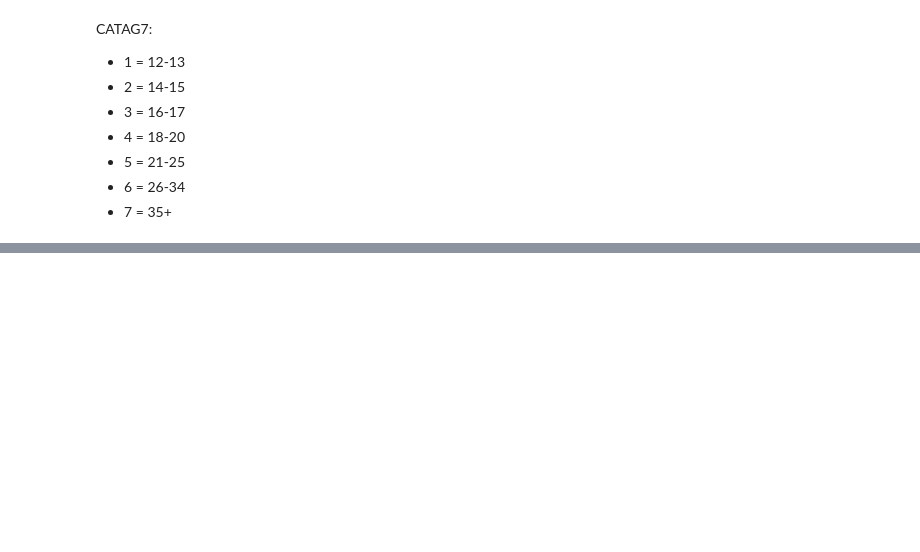
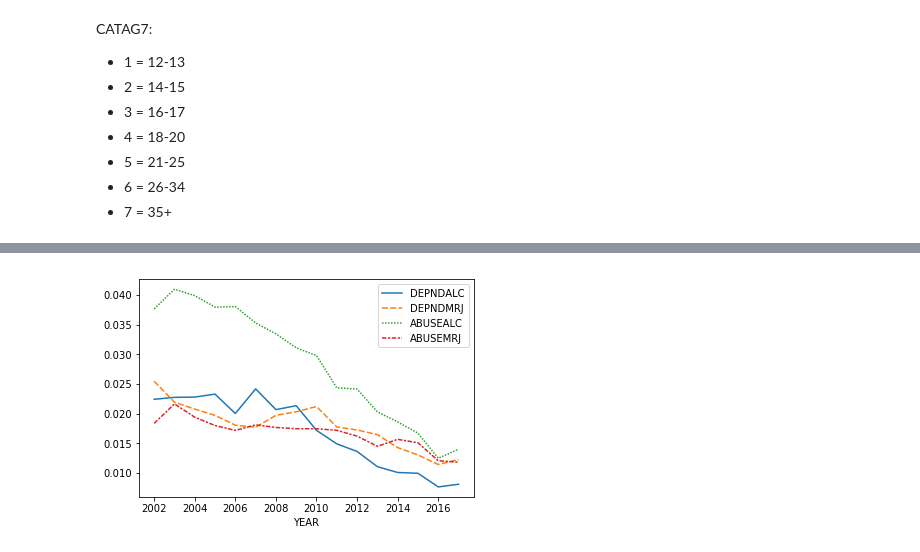
Before and after one commit to displaced-lobster/BDC2019, a Jupyter notebook: NSDUH.ipynb, the cells around one changed output, grey strips where cells are left out. Cells and saved outputs as stored; diff of their text form; code cells hidden in the pictures; blank space fills up the shorter version.

```diff
--- a/NSDUH.ipynb
+++ b/NSDUH.ipynb
@@ -675,0 +779,5 @@ reduce_file_size('./datasets/nsduh/NSDUH_2002_2017_Tab.tsv', './datasets/nsduh/b
+# %%
+sns.lineplot(data=df_youth_yr[['DEPNDALC', 'DEPNDMRJ', 'ABUSEALC', 'ABUSEMRJ']])
+plt.show()
+# %% [output]
+[figure, added]
```
Also changed, not shown: parts of 16 cells of this notebook, 13 other files.
